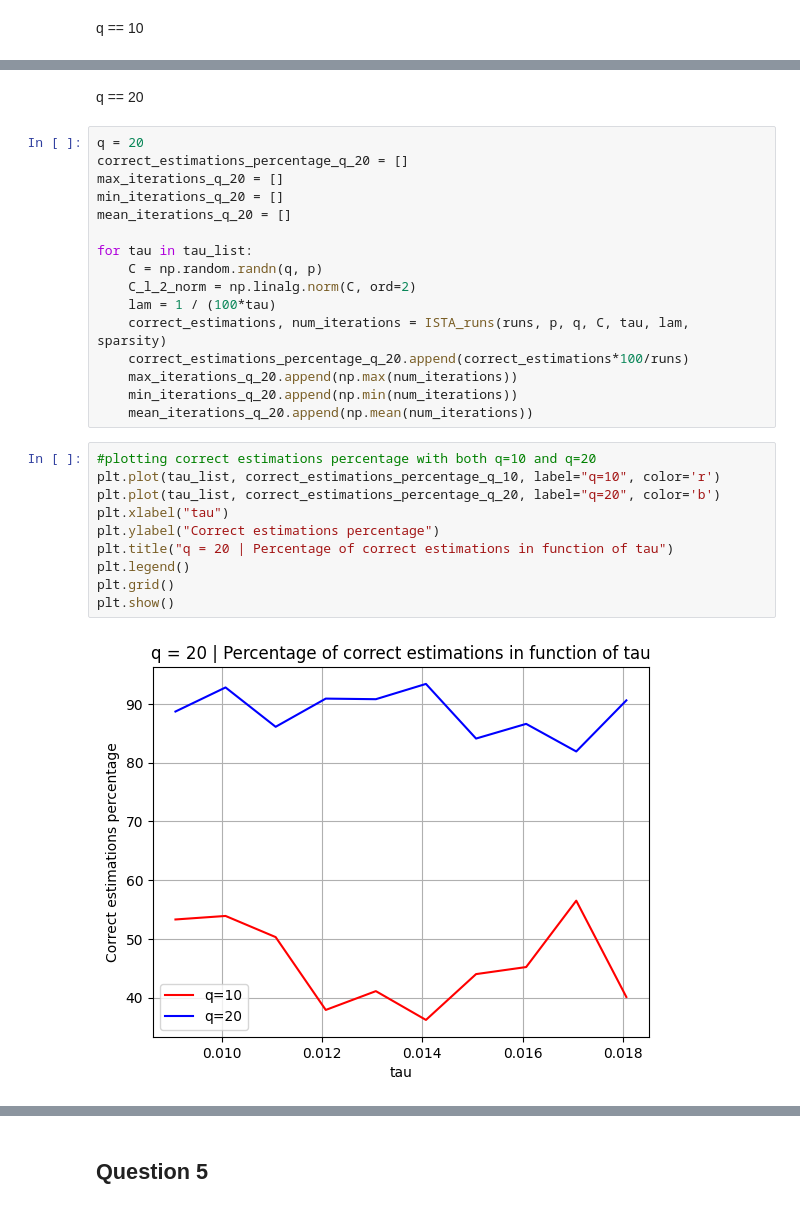
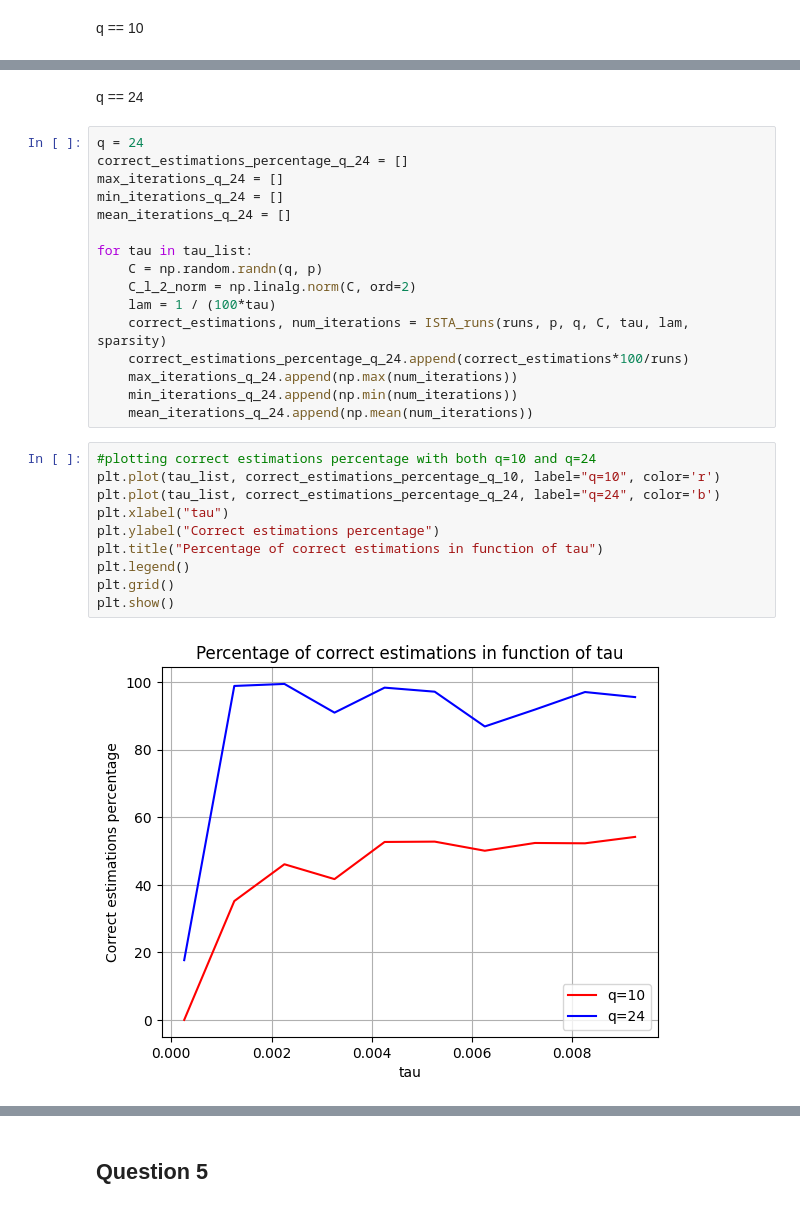
Before and after one commit to SianiEmanuele/CPS_project, a Jupyter notebook: PT1-Modeling/src/notebooks/task1.ipynb, the cells around one changed output, grey strips where cells are left out. Drawn from its saved outputs; the diff is of its cells as text.

Commit message:
TASK 1 | Increases from q==20 to q==24 TASK 3 | Fixes plot

```diff
--- a/PT1-Modeling/src/notebooks/task1.ipynb
+++ b/PT1-Modeling/src/notebooks/task1.ipynb
@@ -146,33 +163,33 @@ for tau in tau_list:
 # %% [markdown]
-q == 20
+q == 24
 # %%
-q = 20
-correct_estimations_percentage_q_20 = []
-max_iterations_q_20 = []
-min_iterations_q_20 = []
-mean_iterations_q_20 = []
+q = 24
+correct_estimations_percentage_q_24 = []
+max_iterations_q_24 = []
+min_iterations_q_24 = []
+mean_iterations_q_24 = []
 
 for tau in tau_list:
     C = np.random.randn(q, p)
     C_l_2_norm = np.linalg.norm(C, ord=2)
     lam = 1 / (100*tau)
     correct_estimations, num_iterations = ISTA_runs(runs, p, q, C, tau, lam, sparsity)
-    correct_estimations_percentage_q_20.append(correct_estimations*100/runs)
-    max_iterations_q_20.append(np.max(num_iterations))
-    min_iterations_q_20.append(np.min(num_iterations))
-    mean_iterations_q_20.append(np.mean(num_iterations))
+    correct_estimations_percentage_q_24.append(correct_estimations*100/runs)
+    max_iterations_q_24.append(np.max(num_iterations))
+    min_iterations_q_24.append(np.min(num_iterations))
+    mean_iterations_q_24.append(np.mean(num_iterations))
 # %%
-#plotting correct estimations percentage with both q=10 and q=20
+#plotting correct estimations percentage with both q=10 and q=24
 plt.plot(tau_list, correct_estimations_percentage_q_10, label="q=10", color='r')
-plt.plot(tau_list, correct_estimations_percentage_q_20, label="q=20", color='b')
+plt.plot(tau_list, correct_estimations_percentage_q_24, label="q=24", color='b')
 plt.xlabel("tau")
 plt.ylabel("Correct estimations percentage")
-plt.title("q = 20 | Percentage of correct estimations in function of tau")
+plt.title("Percentage of correct estimations in function of tau")
 plt.legend()
 plt.grid()
 plt.show()
 # %% [output]
-[figure, old version]
+[figure, new version]
 # %%
 #plotting min, max and mean iterations in funcrtion of tau with q=10 and q=20
 fig, axs = plt.subplots(3, figsize=(7, 10))
```
Also changed, not shown: parts of 12 cells of this notebook, 3 other files.
